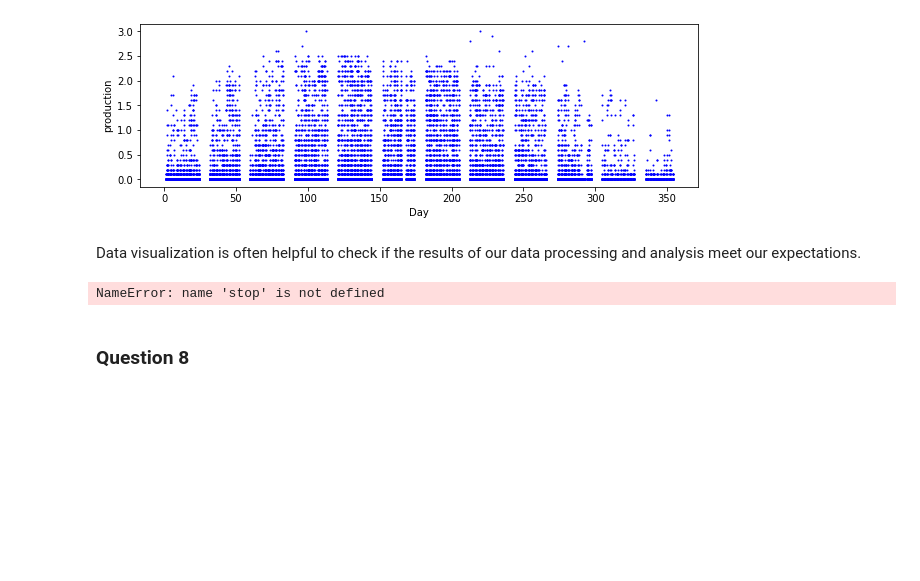
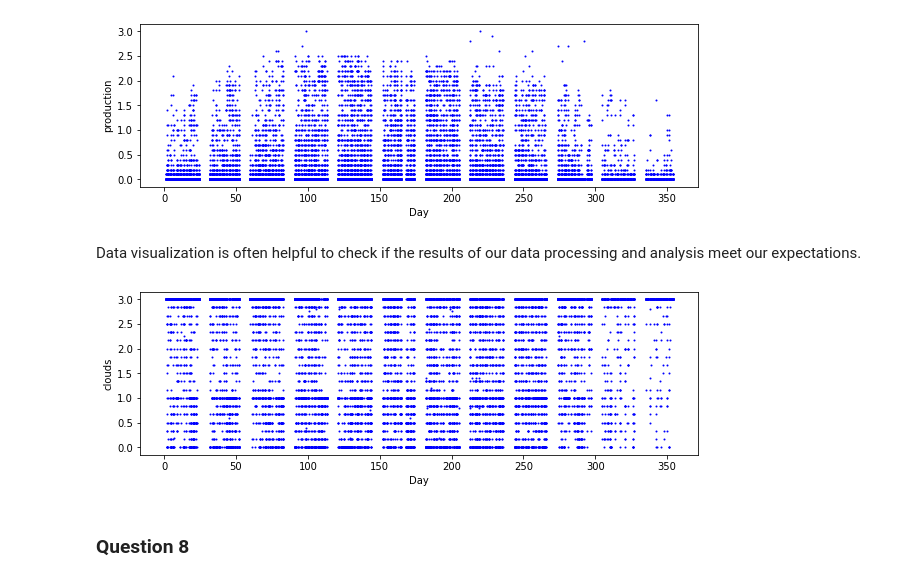
Before and after one commit to LeonVitanos/electricity-consumption-IoT-analysis, a Jupyter notebook: assignment.ipynb, the cells around one changed output. Saved outputs shown, nothing was run; the diff lists cells and outputs as text; code cells hidden in the pictures; blank space fills up the shorter version.

```diff
--- a/assignment.ipynb
+++ b/assignment.ipynb
@@ -511,8 +520,8 @@ print(data[1838:1850][['day', 'hour', 'production', 'clouds']])
 #Through exploration of all the datasets, we decided the best threshold is 3 due to a clear and sunny day.
 #Entries more than 3, are probably sensor errors. entries >> 3, are due the removal of many rows
 
-mask = data.production > 3
+mask = data.production <= 3
 column_name = 'production'
-data_no_outliers = data.loc[mask, column_name] = 0
-
+# data_no_outliers = data.loc[mask, column_name] = 0 # this was 0
+data_no_outliers = data.loc[mask] # these are the good values
 #// END_TODO [Q7]
@@ -531,9 +542,9 @@ plot(data, "production")
 Data visualization is often helpful to check if the results of our data processing and analysis meet our expectations.
 # %%
 # TODO: plot the clouds feature
-stop
+plot(data_no_outliers, "clouds")
 # %% [output]
-NameError: name 'stop' is not defined
+[figure, added]
 # %% [markdown]
 ### Question 8
 # %% [markdown]
```
Also changed, not shown: parts of 15 cells of this notebook.
